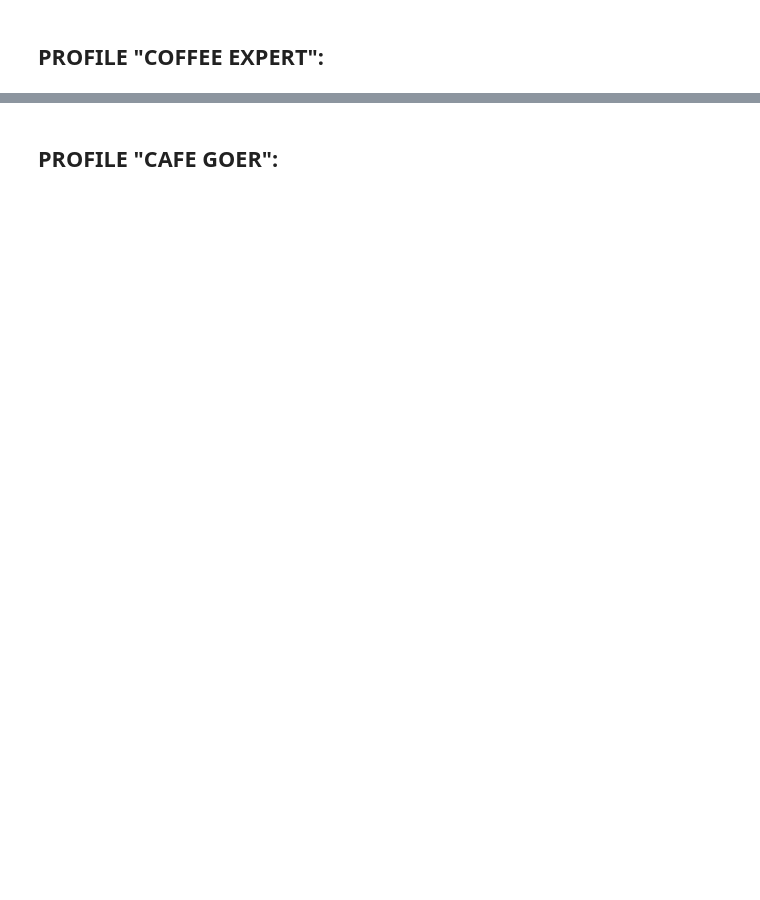
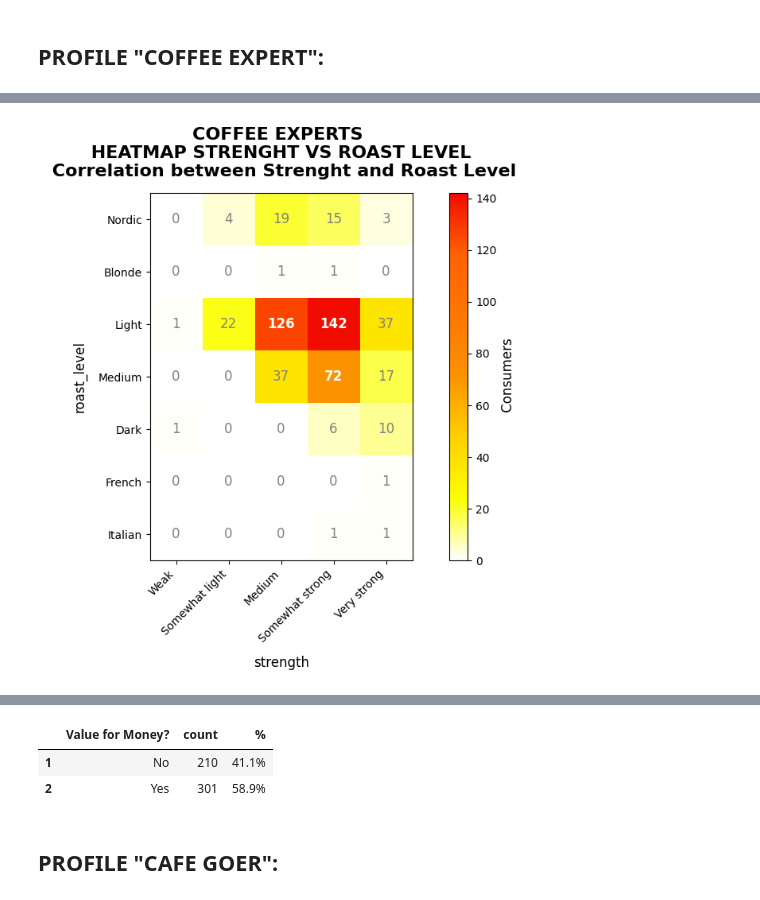
Before and after one commit to briella-codes/coffee_survey, a Jupyter notebook: notebooks/coffee_consumer_profiles_english.ipynb, the cells around one changed output, grey strips where cells are left out. Cells and saved outputs as stored; diff of their text form; code cells hidden in the pictures; blank space fills up the shorter version.

```diff
--- a/notebooks/coffee_consumer_profiles_english.ipynb
+++ b/notebooks/coffee_consumer_profiles_english.ipynb
@@ -243,0 +218,13 @@ summary(expert_value_cafe, show="display")
+# %%
+#COFFEE EXPERT'S HEATMAP STRENGHT VS ROAST LEVEL
+print_subtitle("Expert Profile: Coffee Strenght and Roast Level preferences")
+
+fig_hm, ax_strength_roast = plt.subplots(figsize=(12,6))
+graphic_heatmap(ax_strength_roast,coffee_expert_df,'roast_level','strength',title="COFFEE EXPERTS \n HEATMAP STRENGHT VS ROAST LEVEL \n Correlation between Strenght and Roast Level")
+save_plot(fig_hm,'profile_coffee_expert_heatmap_strenght_vs_roast_level.png')
+plt.show()
+
+print_subtitle("Do Coffee Experts feel they get good value for money at a café?")
+expert_value_cafe = calculate_percentage_by_group(coffee_expert_df,"value_cafe",group_title="Value for Money?")
+summary(expert_value_cafe, show="display")
+# %% [output]
@@ -243,0 +232 @@ summary(expert_value_cafe, show="display")
+[figure, added]
@@ -244,3 +234,6 @@ summary(expert_value_cafe, show="display")
+|  | Value for Money? | count | % |
+| 1 | No | 210 | 41.1% |
+| 2 | Yes | 301 | 58.9% |
 # %% [markdown]
 ## PROFILE "CAFE GOER":
 # %%
```
Also changed, not shown: parts of 7 cells of this notebook, 1 other file.
